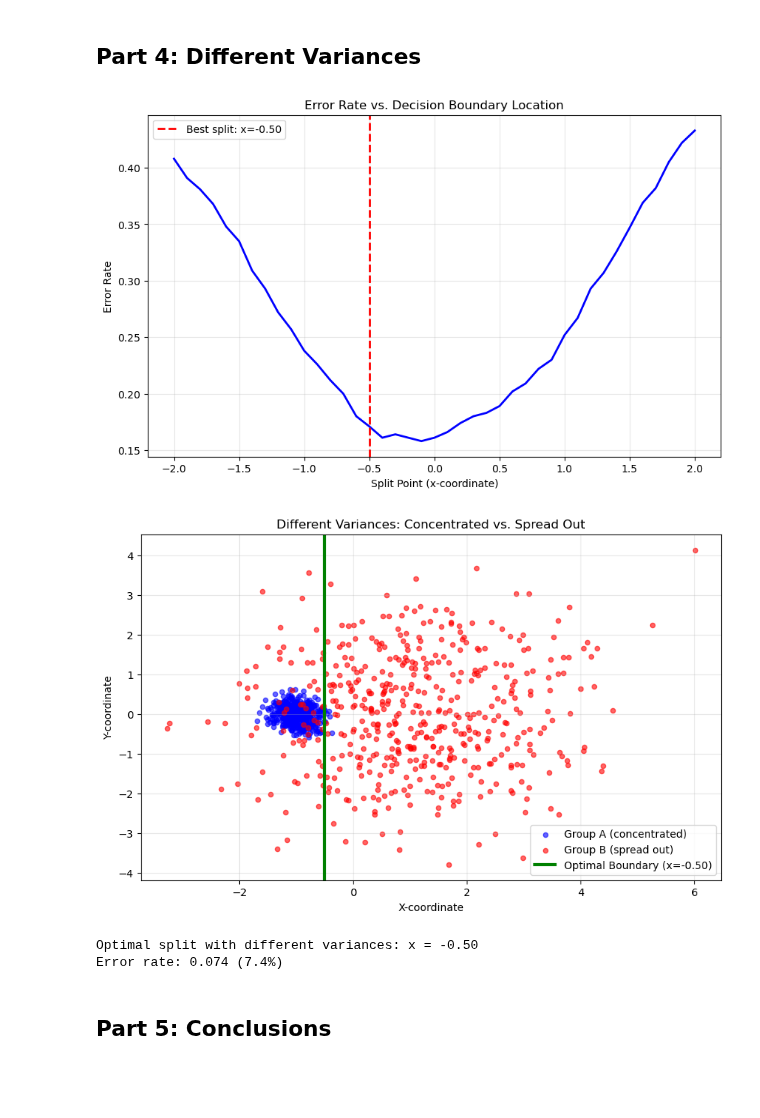
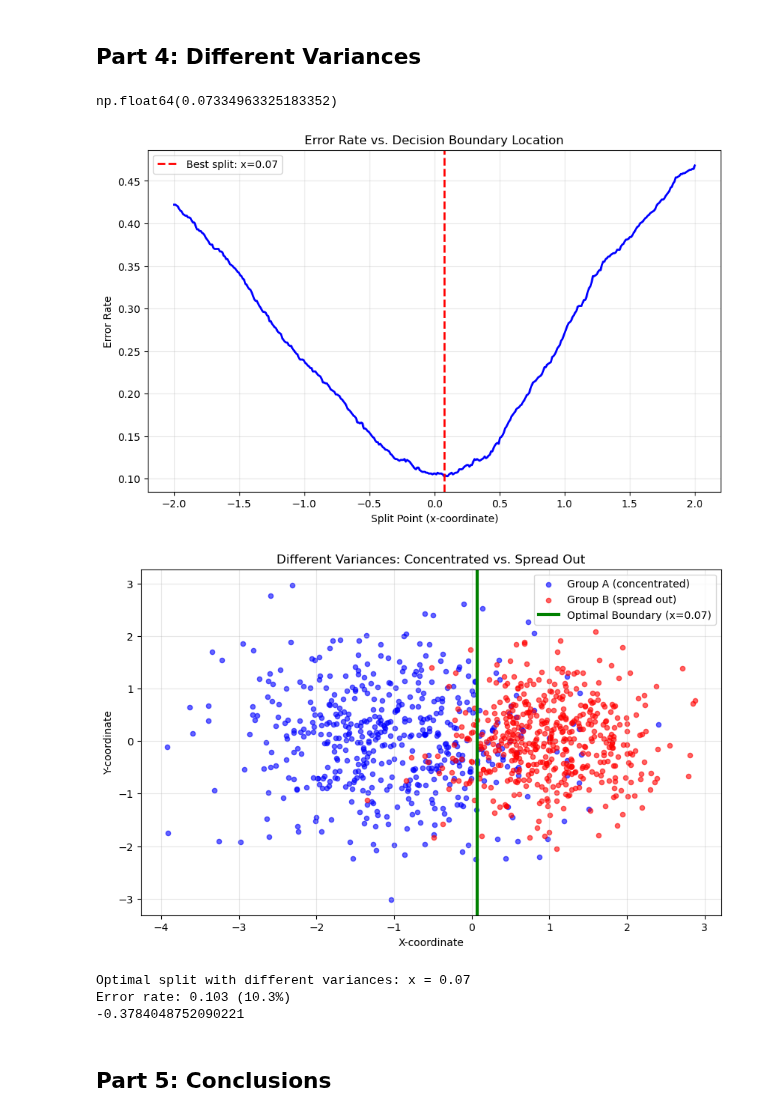
Before and after one commit to AET-CS/aet-cs.github.io, a Jupyter notebook: white/2025/ML/notebooks/bayes_error_assignment.ipynb, the cells around one changed output. Cells and saved outputs as stored; diff of their text form; code cells hidden in the pictures; blank space fills up the shorter version.

```diff
--- a/white/2025/ML/notebooks/bayes_error_assignment.ipynb
+++ b/white/2025/ML/notebooks/bayes_error_assignment.ipynb
@@ -28,4 +28,4 @@ y_combined = np.hstack([np.zeros(n_samples), np.ones(n_samples)])  # 0=A, 1=B
 # %% [markdown]
 Define a decision boundary -- an $x$ coordinate that separates the 'blue' from the 'red' points
 # %%
-split_point = ##your number here
+split_point = 2
@@ -70,7 +68,7 @@ plt.show()
 # - Count how many predictions are wrong
 
 # YOUR CODE HERE:
-predictions = (X_combined[:, 0] > 0)
+predictions = (X_combined[:, 0] > split_point)
 errors = np.sum(predictions != y_combined)
 error_rate = errors / len(y_combined)
 
@@ -136,7 +134,7 @@ Error increased by: 0.183
 # TODO 3: Try different split points and find the best one
 # INSTRUCTIONS: Test split points from -2 to 2 and find the one with lowest error
 
-split_points = np.linspace(-2, 2, 41)  # Test 41 different points
+split_points = np.linspace(-2, 2, 410)  # Test 41 different points
 error_rates = []
 
 for split in split_points:
@@ -145,7 +143,7 @@ for split in split_points:
     # 2. Calculate error rate
     # 3. Store in error_rates list
 
-    predictions = (X_combined_close[:, 0] > split).astype(int)
+    predictions = (X_combined_close[:, 0] > split)
     errors = np.sum(predictions != y_combined_close)
     error_rate = errors / len(y_combined_close)
     error_rates.append(error_rate)
@@ -195,66 +224,42 @@ plt.show()
+# %%
+best_split_diff
+# %% [output]
+np.float64(0.07334963325183352)
 # %%
-# TODO 4: Create distributions with different variances
-# Group A: more concentrated, Group B: more spread out
-cov_A = [[0.05, 0], [0, 0.05]]  # Smaller variance
-cov_B = [[2.0, 0], [0, 2.0]]  # Larger variance
-
-# YOUR CODE HERE:
-# 1. Generate new data with these different covariances
-# 2. Find the optimal split point
-# 3. Compare error rates
-
-X_A_diff = np.random.multivariate_normal(mean_A_close, cov_A, n_samples)
-X_B_diff = np.random.multivariate_normal(mean_B_close, cov_B, n_samples)
-
-X_combined_diff = np.vstack([X_A_diff, X_B_diff])
-y_combined_diff = np.hstack([np.zeros(n_samples), np.ones(n_samples)])
-
-# %%# Find optimal split for different variances
-error_rates_diff = []
-for split in split_points:
-    predictions = (X_combined_diff[:, 0] > split).astype(int)
-    errors = np.sum(predictions != y_combined_diff)
-    error_rate = errors / len(y_combined_diff)
-    error_rates_diff.append(error_rate)
-
-best_idx_diff = np.argmin(error_rates_diff)
-best_split_diff = split_points[best_idx_diff]
-best_error_rate_diff = error_rates_diff[best_idx_diff]
-
-
 # %%# Plot error rates vs split points
 plt.figure(figsize=(10, 6))
-plt.plot(split_points, error_rates, 'b-', linewidth=2)
+plt.plot(split_points, error_rates_diff, 'b-', linewidth=2)
 plt.axvline(x=best_split_diff, color='red', linestyle='--', linewidth=2,
            label=f'Best split: x={best_split_diff:.2f}')
 plt.xlabel('Split Point (x-coordinate)')
 plt.ylabel('Error Rate')
 plt.title('Error Rate vs. Decision Boundary Location')
 plt.legend()
 plt.grid(True, alpha=0.3)
 plt.show()
 
 # Visualize
 plt.figure(figsize=(10, 6))
 plt.scatter(X_A_diff[:, 0], X_A_diff[:, 1], c='blue', alpha=0.6, label='Group A (concentrated)', s=20)
 plt.scatter(X_B_diff[:, 0], X_B_diff[:, 1], c='red', alpha=0.6, label='Group B (spread out)', s=20)
 plt.axvline(x=best_split_diff, color='green', linestyle='-', linewidth=3,
            label=f'Optimal Boundary (x={best_split_diff:.2f})')
 plt.xlabel('X-coordinate')
 plt.ylabel('Y-coordinate')
 plt.title('Different Variances: Concentrated vs. Spread Out')
 plt.legend()
 plt.grid(True, alpha=0.3)
 plt.show()
 
 print(f"Optimal split with different variances: x = {best_split_diff:.2f}")
 print(f"Error rate: {best_error_rate_diff:.3f} ({best_error_rate_diff*100:.1f}%)")
-print()
+print(1-np.sqrt(1.9))
 # %% [output]
-[figure, old version]
+[figure, new version]
-[figure, old version]
+[figure, new version]
-Optimal split with different variances: x = -0.50
-Error rate: 0.074 (7.4%)
+Optimal split with different variances: x = 0.07
+Error rate: 0.103 (10.3%)
+-0.3784048752090221
 # %% [markdown]
 ## Part 5: Conclusions
 # %% [markdown]
```
Also changed, not shown: parts of 12 cells of this notebook, 4 other files.
